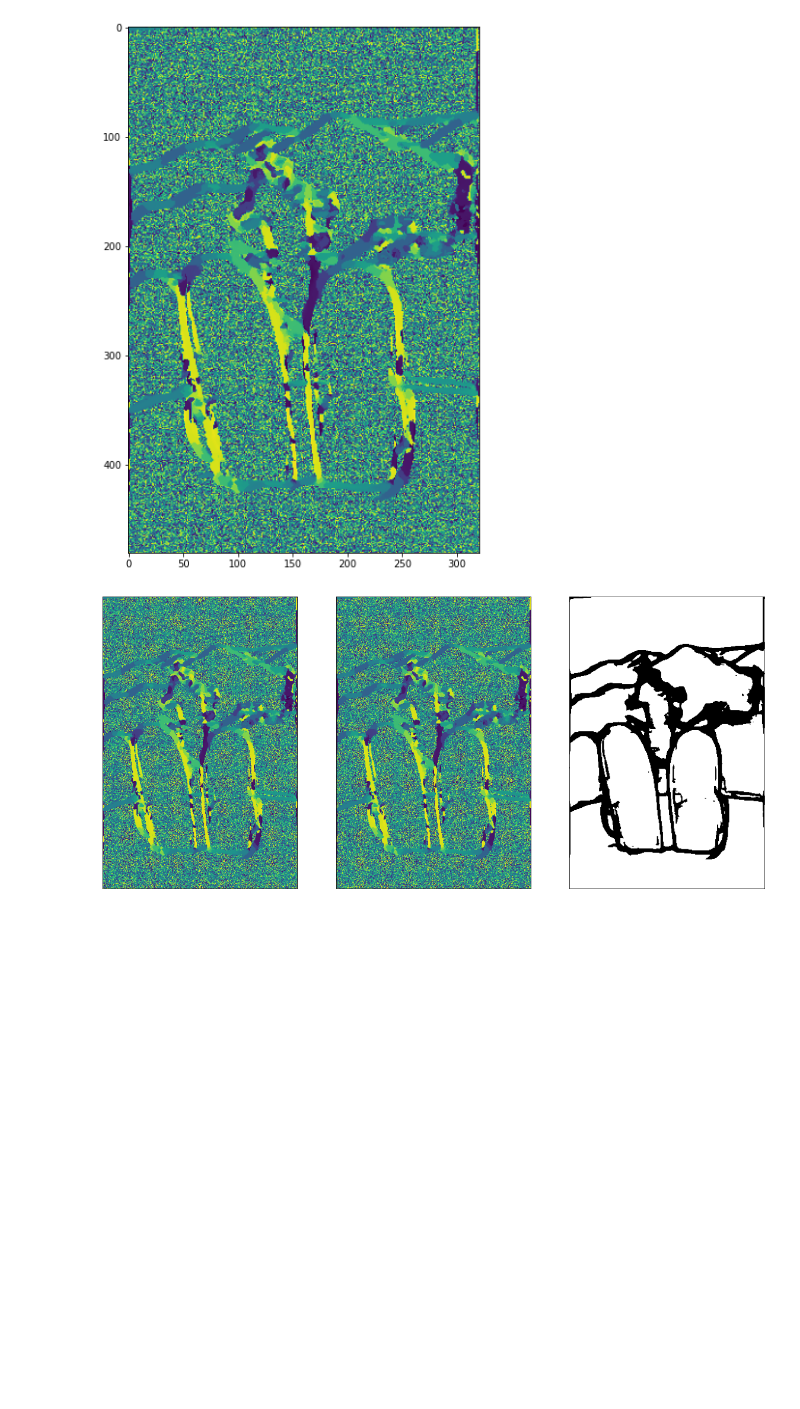
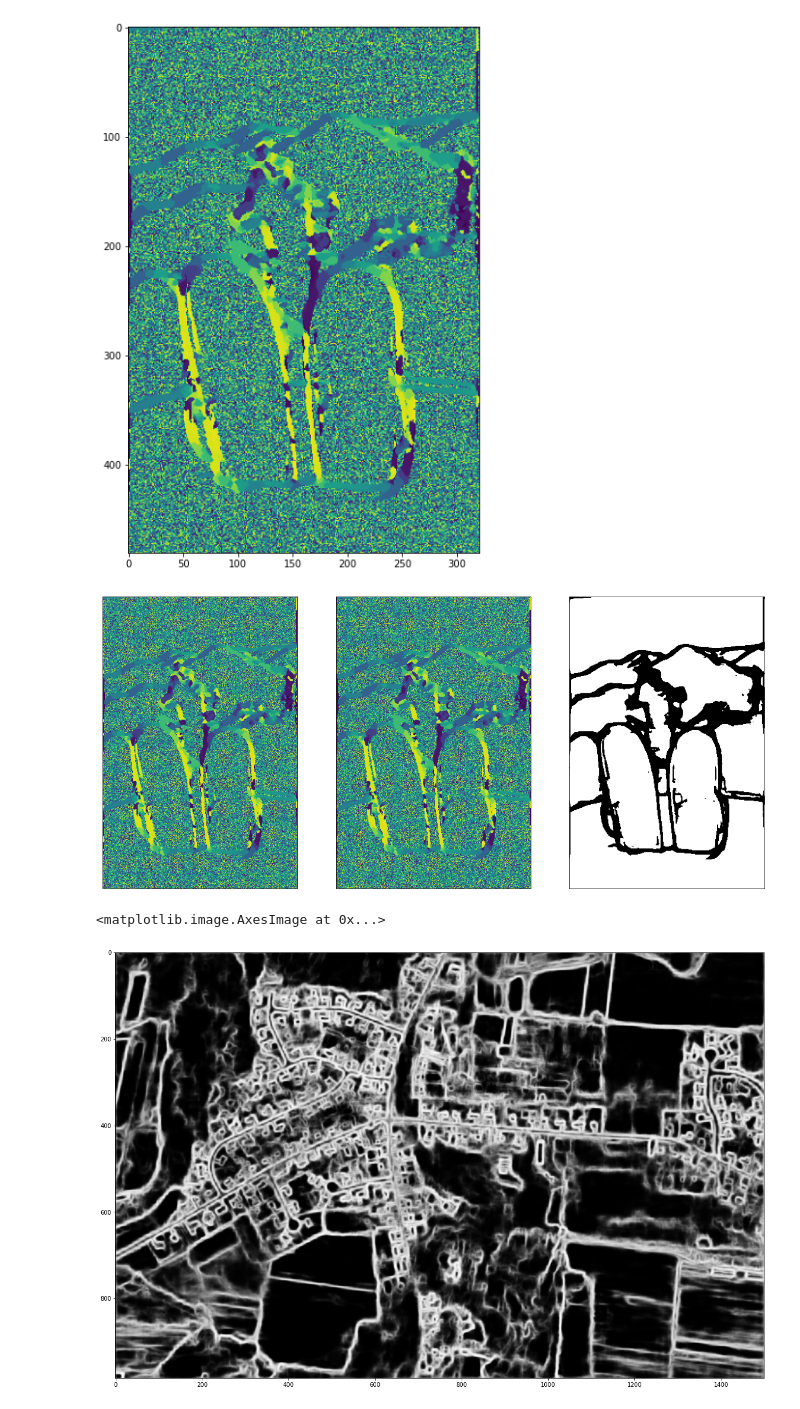
Before and after one commit to sserg-r/cob_tf, a Jupyter notebook: python/COB_tf.ipynb, the cells around one changed output. Cells and saved outputs as stored; diff of their text form; code cells hidden in the pictures; blank space fills up the shorter version.

```diff
--- a/python/COB_tf.ipynb
+++ b/python/COB_tf.ipynb
@@ -78,8 +78,15 @@ class Crop(layers.Layer):
     cropped_lr=Crop(name='cropped_layer')(target, templ)
     """
     def __init__(self, pad, **kwargs):
-        super(Crop, self).__init__(**kwargs)
+        super().__init__(**kwargs)
+        #         super(Crop, self).__init__(**kwargs)
         self.pad=pad
+        #     def get_config(self):
+        #         config = super().get_config().copy()
+        #         config.update({
+        #             'pad': self.pad,
+        #         })
+        #         return config
 
     def compute_output_shape(self, input_shape):
         sh=(input_shape[1][0],input_shape[1][1],input_shape[1][2],input_shape[0][3])
@@ -210,7 +219,8 @@ from PIL import Image
 import matplotlib.pyplot as plt
 
 # img_name='2010_005731.png'
-img_name='2018.ppm'
+# img_name='2018.ppm'
+img_name='10078660_15_cr.png'
 img = np.asarray(Image.open(r'../demo/{0}'.format(img_name)))
 
 
@@ -342,3 +352,17 @@ for num,im in enumerate([O,gradient_orientation,np.abs(O-gradient_orientation)])
     plt.yticks([])
 # %% [output]
 [figure]
+# %%
+from segments import *
+out_batch, overlapping, n, res=batcherize (data)
+out=[]
+for i in out_batch:
+    out.append(orient_model.predict(np.array([i])))
+ttr=merger (np.array(out)[:,9,0,:,:,:], overlapping, n, res)
+# %%
+from matplotlib import pyplot as plt
+plt.figure(figsize=(20,20))
+plt.imshow(ttr[:,:,0].T, cmap='gray')
+# %% [output]
+<matplotlib.image.AxesImage at 0x...>
+[figure, added]
```
Also changed, not shown: parts of 2 cells of this notebook, 2 other files.
